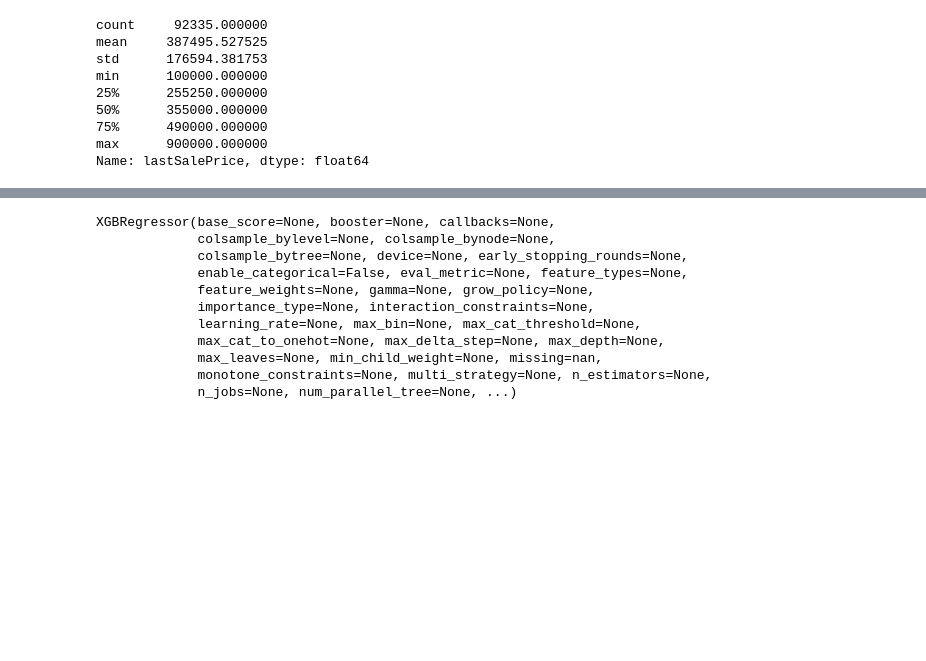
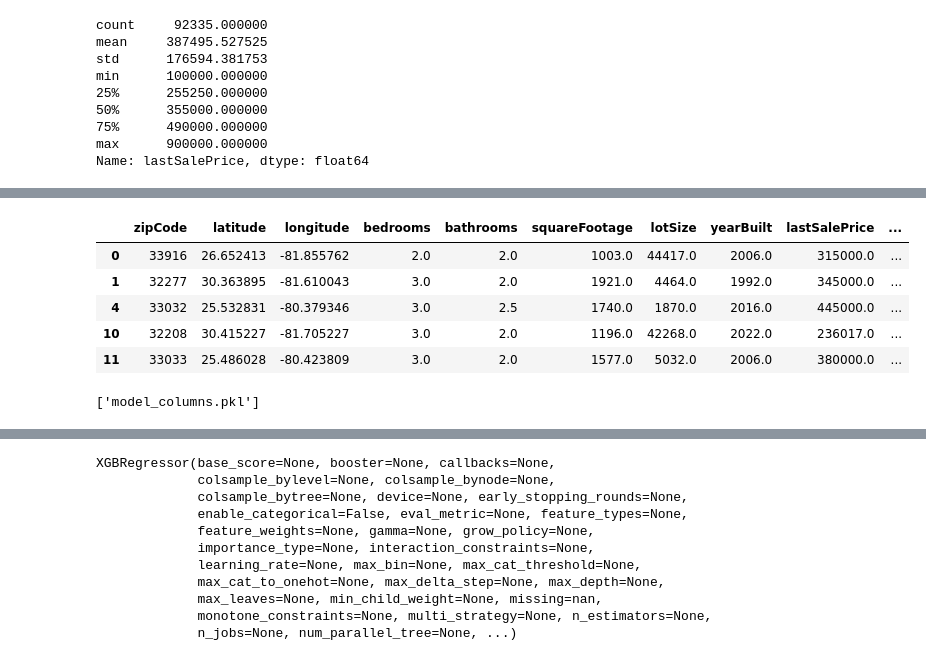
Before and after one commit to isabellegaldau/mds8-final-project-bmh, a Jupyter notebook: EDA/holiveirajr1_rentcast_EDA.ipynb, the cells around one changed output, grey strips where cells are left out. Saved outputs shown, nothing was run; the diff lists cells and outputs as text; code cells hidden in the pictures; blank space fills up the shorter version.

Commit message:
Model improvement

```diff
--- a/EDA/holiveirajr1_rentcast_EDA.ipynb
+++ b/EDA/holiveirajr1_rentcast_EDA.ipynb
@@ -880,0 +1648,5 @@ Correlation between Year Built and Last Sale Price: 0.1924389542436052
+# %%
+city_encoder = LabelEncoder()
+rent_cast_data['city_encoded'] = city_encoder.fit_transform(rent_cast_data['city'])
+
+print(rent_cast_data[['city', 'city_encoded']].head())
@@ -880,0 +1665,6 @@ Correlation between Year Built and Last Sale Price: 0.1924389542436052
+# %%
+county_encoder = LabelEncoder()
+
+rent_cast_data['county_encoded'] = county_encoder.fit_transform(rent_cast_data['county'])
+
+print(rent_cast_data[['county', 'county_encoded']].head())
@@ -880,0 +1683,6 @@ Correlation between Year Built and Last Sale Price: 0.1924389542436052
+# %%
+propertyType_encoder = LabelEncoder()
+
+rent_cast_data['propertyType_encoded'] = propertyType_encoder.fit_transform(rent_cast_data['propertyType'])
+
+print(rent_cast_data[['propertyType', 'propertyType_encoded']].head())
@@ -880,0 +1719,3 @@ Correlation between Year Built and Last Sale Price: 0.1924389542436052
+# %%
+# Drop the 'county' and 'city' columns
+rent_cast_data = rent_cast_data.drop(columns=['decade', 'propertyTaxes', 'lastSaleDate', 'year_month', 'formattedAddress']) #'decade''county', 'city', 'propertyType'
@@ -943,0 +1829,38 @@ rent_cast_data = rent_cast_data.dropna(subset=['lotSize'])
+# %%
+# # List of columns you want to create dummies for (removing 'propertyTaxes_encoded')
+cols = [
+     'zipCode',
+     'latitude',
+    'longitude',
+     'bedrooms',
+     'bathrooms',
+     'squareFootage',
+     'lotSize',
+     'yearBuilt',
+     'lastSalePrice',
+     #'year_month',#
+     'm_rate',
+    'cooling_present',
+    'fireplace_present',
+    'garage_present',
+    'heating_present',
+    'pool_present',
+    'floorCount',
+    'garageSpaces',
+    'city_encoded',
+    'county_encoded',
+    'propertyType_encoded',
+]
+
+# # Applying pd.get_dummies to the selected columns and overwrite rent_cast_data
+rent_cast_data= pd.get_dummies(rent_cast_data[cols])
+
+# # Display the first few rows of the resulting dataframe
+rent_cast_data.head()
+# %% [output]
+|  | zipCode | latitude | longitude | bedrooms | bathrooms | squareFootage | lotSize | yearBuilt | lastSalePrice | ... |
+| 0 | 33916 | 26.652413 | -81.855762 | 2.0 | 2.0 | 1003.0 | 44417.0 | 2006.0 | 315000.0 | ... |
+| 1 | 32277 | 30.363895 | -81.610043 | 3.0 | 2.0 | 1921.0 | 4464.0 | 1992.0 | 345000.0 | ... |
+| 4 | 33032 | 25.532831 | -80.379346 | 3.0 | 2.5 | 1740.0 | 1870.0 | 2016.0 | 445000.0 | ... |
+| 10 | 32208 | 30.415227 | -81.705227 | 3.0 | 2.0 | 1196.0 | 42268.0 | 2022.0 | 236017.0 | ... |
+| 11 | 33033 | 25.486028 | -80.423809 | 3.0 | 2.0 | 1577.0 | 5032.0 | 2006.0 | 380000.0 | ... |
@@ -943,0 +1869,5 @@ rent_cast_data = rent_cast_data.dropna(subset=['lotSize'])
+# %%
+X = pd.get_dummies(rent_cast_data)  # your original training set
+joblib.dump(X.columns.tolist(), 'model_columns.pkl')
+# %% [output]
+['model_columns.pkl']
```
Also changed, not shown: parts of 86 cells of this notebook, 12 other files.
